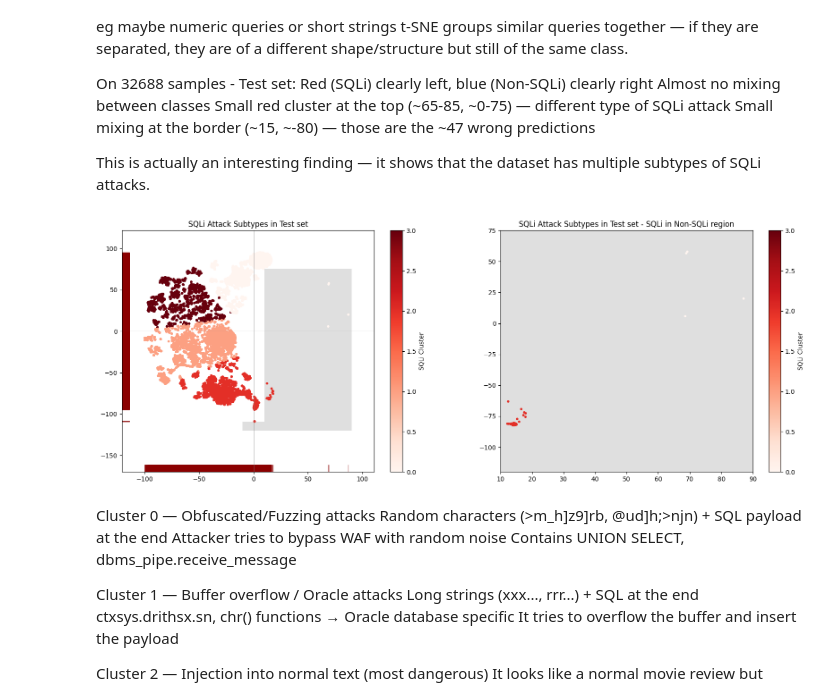
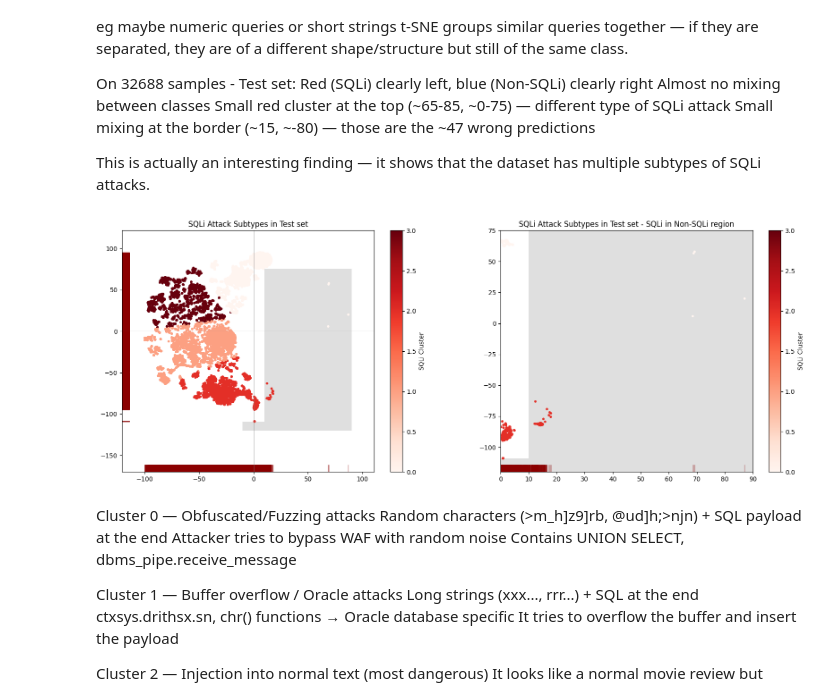
Before and after one commit to viserionnina/bert-sqli-detection, a Jupyter notebook: notebooks/fine_tuning_bert.ipynb, the cells around one changed output. Cells and saved outputs as stored; diff of their text form; code cells hidden in the pictures.

Commit message:
Fixing error rundown and visuals for sqli clusters

```diff
--- a/notebooks/fine_tuning_bert.ipynb
+++ b/notebooks/fine_tuning_bert.ipynb
@@ -951,6 +933,7 @@ This is actually an interesting finding — it shows that the dataset has multip
 #Subtypes of SQLi attacks in the test set
 from sklearn.cluster import KMeans
 from matplotlib.patches import Rectangle
+import seaborn as sns
 
 # take only SQLi points
 sqli_idx = np.where(y == 1)
@@ -963,38 +946,40 @@ fig, ax = plt.subplots(1,2, figsize=(20, 7))
 ax_0 = ax[0].scatter(sqli_points[:, 0], sqli_points[:, 1], c=cluster_labels, cmap='Reds', alpha=1, s=8)
 ax_1 = ax[1].scatter(sqli_points[:, 0], sqli_points[:, 1], c=cluster_labels, cmap='Reds', alpha=1, s=8)
 
-ax[1].set_xlim(10,90)
+ax[1].set_xlim(0,90)
 ax[1].set_ylim(-120,75)
 
-# Grey - (x, y_start), width, height in bottom left corner, width(x1-x2), height(y1-y2), zorder - goes below points
+#grey box/rectangle - (x, y_start), width, height in bottom left corner, width(x1-x2), height(y1-y2), zorder - goes below points
 rect = Rectangle((10, -120), 80, 195, facecolor='grey', alpha=0.25, zorder=0, lw=1.5)
 rect2 = Rectangle((-10, -120), 20, 11, facecolor='grey', alpha=0.25, zorder=0, lw=1.5)
 rect3 = Rectangle((10, -120), 80, 195, facecolor='grey', alpha=0.25, zorder=0, lw=1.5)
+rect4 = Rectangle((0, -120), 10, 11, facecolor='grey', alpha=0.25, zorder=0, lw=1.5)
 ax[0].add_patch(rect)
 ax[0].add_patch(rect2)
 ax[1].add_patch(rect3)
-import seaborn as sns
+ax[1].add_patch(rect4)
 
 sns.rugplot(x=sqli_points[:, 0], y=sqli_points[:, 1], ax=ax[0], alpha=0.4, height=0.03, color='darkred')
+sns.rugplot(x=sqli_points[:, 0], ax=ax[1], alpha=0.4, height=0.03, color='darkred')
 
 ax[0].axvline(x=0, color='grey', linestyle='-', lw=0.5)
 ax[0].axhline(y=0, color='grey', linestyle='-', lw=0.5)
 
 plt.colorbar(ax_0, label='SQLi Cluster')
 plt.colorbar(ax_1, label='SQLi Cluster')
 ax[0].set_title('SQLi Attack Subtypes in Test set')
 ax[1].set_title('SQLi Attack Subtypes in Test set - SQLi in Non-SQLi region')
 plt.savefig('../results/sqli_clusters_test.png', dpi=300)
 plt.show()
 
 #for cluster_id in range(4):
 #    print(f"\n--- Cluster {cluster_id} ---")
 #    cluster_mask = cluster_labels == cluster_id
 #    # dohvati originalne upite tog klastera
 #    sqli_queries = test_df[test_df['label'] == 1]['query'].values
 #    print(sqli_queries[cluster_mask][:3])
 # %% [output]
-[figure, old version]
+[figure, new version]
 # %% [markdown]
 Cluster 0 — Obfuscated/Fuzzing attacks
 Random characters (>m_h]z9]rb, @ud]h;>njn) + SQL payload at the end
```
Also changed, not shown: parts of 2 cells of this notebook, 1 other file.
